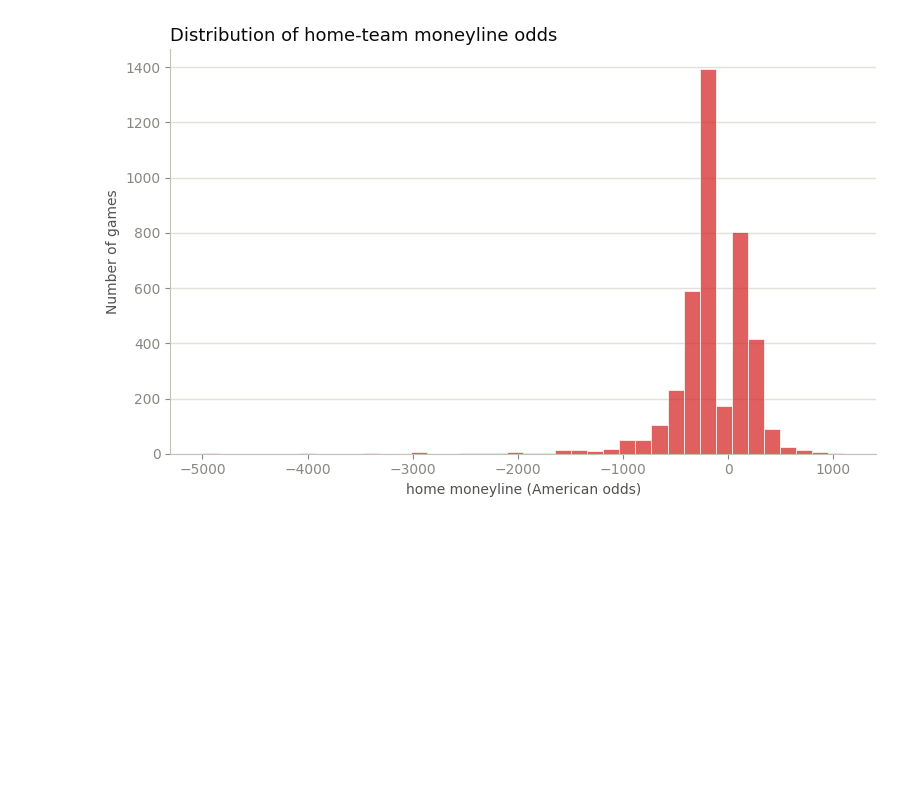
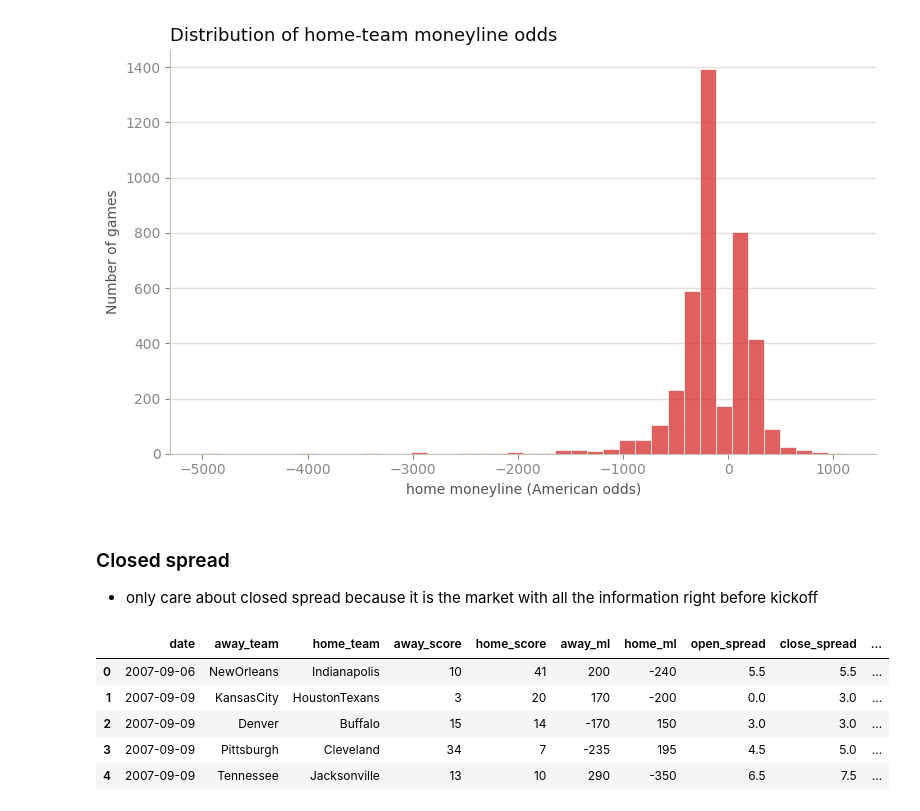
Before and after one commit to Jasopayaso/odds-analysis, a Jupyter notebook: analysis/eda.ipynb, the cells around one changed output. Cells and saved outputs as stored; diff of their text form; code cells hidden in the pictures; blank space fills up the shorter version.

```diff
--- a/analysis/eda.ipynb
+++ b/analysis/eda.ipynb
@@ -136,3 +145,15 @@ plt.tight_layout()
 plt.show()
 # %% [output]
 [figure]
+# %% [markdown]
+### Closed spread
+* only care about closed spread because it is the market with all the information right before kickoff
+# %%
+raw_data.head()
+# %% [output]
+|  | date | away_team | home_team | away_score | home_score | away_ml | home_ml | open_spread | close_spread | ... |
+| 0 | 2007-09-06 | NewOrleans | Indianapolis | 10 | 41 | 200 | -240 | 5.5 | 5.5 | ... |
+| 1 | 2007-09-09 | KansasCity | HoustonTexans | 3 | 20 | 170 | -200 | 0.0 | 3.0 | ... |
+| 2 | 2007-09-09 | Denver | Buffalo | 15 | 14 | -170 | 150 | 3.0 | 3.0 | ... |
+| 3 | 2007-09-09 | Pittsburgh | Cleveland | 34 | 7 | -235 | 195 | 4.5 | 5.0 | ... |
+| 4 | 2007-09-09 | Tennessee | Jacksonville | 13 | 10 | 290 | -350 | 6.5 | 7.5 | ... |
```
Also changed, not shown: parts of 9 cells of this notebook.
